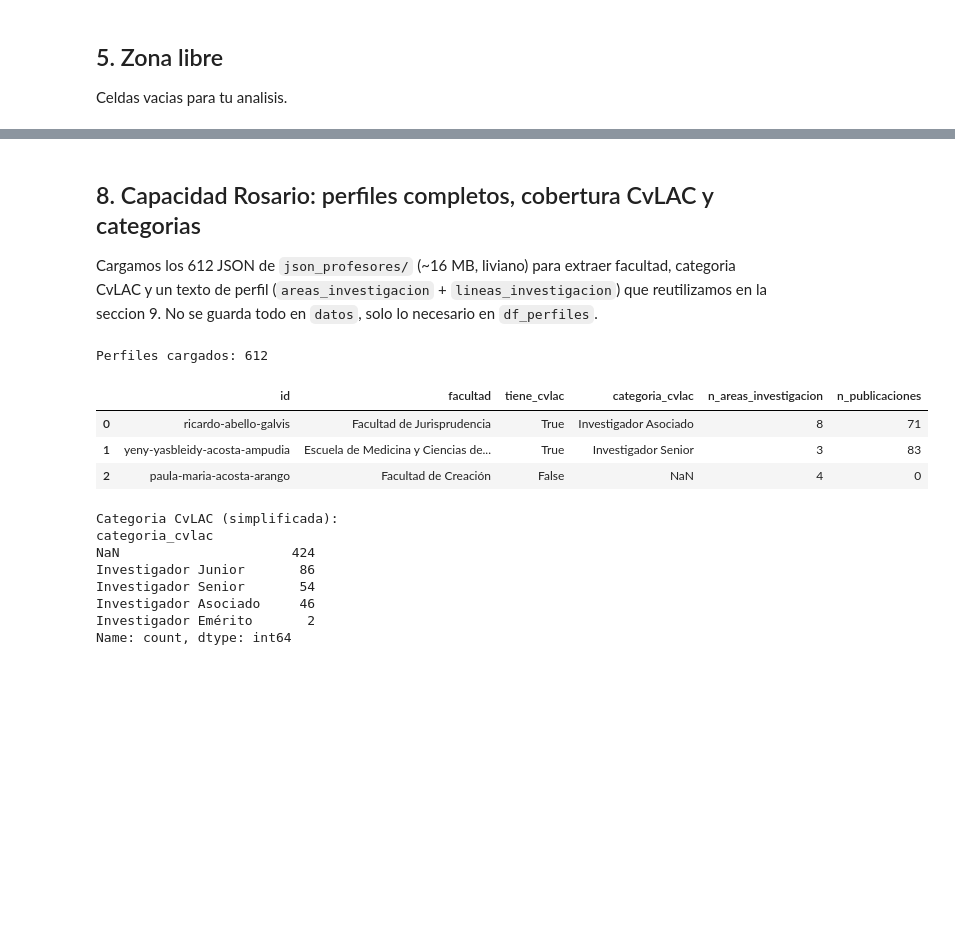
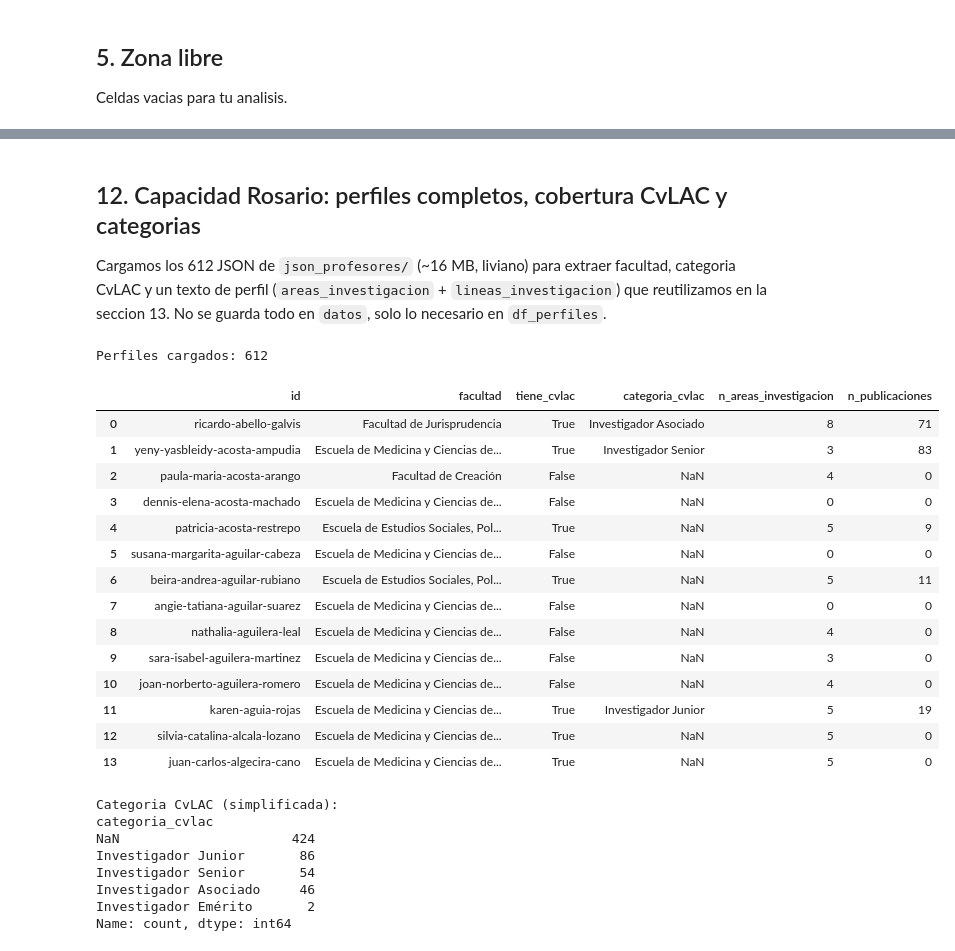
Before and after one commit to WhiterBy1/convocaur, a Jupyter notebook: laboratorio/andres/exploracion.ipynb, the cells around one changed output, grey strips where cells are left out. Saved outputs shown, nothing was run; the diff lists cells and outputs as text; code cells hidden in the pictures; blank space fills up the shorter version.

```diff
--- a/laboratorio/andres/exploracion.ipynb
+++ b/laboratorio/andres/exploracion.ipynb
@@ -192,8 +442,9 @@ Une lo tipado (`nlp_por_convocatoria`) con el veredicto de elegibilidad (`elegib
 # %%
 filas_comparativo = []
-for conv_id, info in nlp.items():
+for conv_id in elegibilidad:
+    info = nlp.get(conv_id, {})
     fin = info.get("financiacion") or {}
-    veredicto = elegibilidad.get(conv_id, {}).get("veredicto_final", {})
+    veredicto = elegibilidad[conv_id].get("veredicto_final", {})
     filas_comparativo.append({
         "convocatoria": conv_id,
         "alianza_obligatoria": info.get("alianza_obligatoria"),
@@ -208,6 +459,7 @@ for conv_id, info in nlp.items():
     })
 
 df_comparativo = pd.DataFrame(filas_comparativo).sort_values("convocatoria").reset_index(drop=True)
-guardar_salida(PERSONA, "comparativo_nlp_elegibilidad_piloto.csv", df_comparativo)
+guardar_salida(PERSONA, "comparativo_nlp_elegibilidad.csv", df_comparativo)
+print(f"{len(df_comparativo)} de {len(nlp)} convocatorias con NLP tienen elegibilidad calculada.")
 df_comparativo
 # %% [output]
@@ -217,0 +475,16 @@ df_comparativo
+# %%
+tipo_requisito_counter = Counter()
+severidad_counter = Counter()
+for info in nlp.values():
+    for r in info.get("requisitos") or []:
+        tipo_requisito_counter[r.get("tipo") or "sin_tipo"] += 1
+        severidad_counter[r.get("severidad") or "sin_dato"] += 1
+
+df_tipo_requisito = pd.DataFrame(tipo_requisito_counter.most_common(), columns=["tipo", "n_requisitos"])
+guardar_salida(PERSONA, "requisitos_por_tipo.csv", df_tipo_requisito)
+
+print("Requisitos por tipo (todas las convocatorias NLP):")
+print(df_tipo_requisito.to_string(index=False))
+print()
+print("Requisitos por severidad:")
+print(pd.Series(severidad_counter).sort_values(ascending=False))
@@ -218,7 +594,7 @@ df_comparativo
 # %% [markdown]
-## 8. Capacidad Rosario: perfiles completos, cobertura CvLAC y categorias
+## 12. Capacidad Rosario: perfiles completos, cobertura CvLAC y categorias
 
-Cargamos los 612 JSON de `json_profesores/` (~16 MB, liviano) para extraer facultad, categoria CvLAC y un texto de perfil (`areas_investigacion` + `lineas_investigacion`) que reutilizamos en la seccion 9. No se guarda todo en `datos`, solo lo necesario en `df_perfiles`.
+Cargamos los 612 JSON de `json_profesores/` (~16 MB, liviano) para extraer facultad, categoria CvLAC y un texto de perfil (`areas_investigacion` + `lineas_investigacion`) que reutilizamos en la seccion 13. No se guarda todo en `datos`, solo lo necesario en `df_perfiles`.
 # %%
 STOPWORDS_ES = {
     "para", "con", "del", "los", "las", "que", "como", "entre", "sobre",
@@ -236,34 +612,45 @@ def categoria_simple(categoria: str | None) -> str | None:
 
 registros_perfiles = []
 for _, fila in docentes.iterrows():
     try:
         perfil = cargar_profesor(fila["id"])
     except FileNotFoundError:
         continue
     cv = perfil.get("cvlac")
     texto = " ".join(perfil.get("areas_investigacion") or [])
     if cv:
         texto += " " + " ".join(cv.get("lineas_investigacion") or [])
     registros_perfiles.append({
         "id": fila["id"],
         "facultad": fila["facultad"],
         "tiene_cvlac": cv is not None,
         "categoria_cvlac": categoria_simple(((cv or {}).get("datos_generales") or {}).get("Categoría")),
         "n_areas_investigacion": len(perfil.get("areas_investigacion") or []),
         "n_publicaciones": perfil.get("total_publicaciones") or 0,
         "texto_perfil": texto,
     })
 
 df_perfiles = pd.DataFrame(registros_perfiles)
 df_perfiles["tokens_perfil"] = df_perfiles["texto_perfil"].apply(tokenizar)
 print(f"Perfiles cargados: {len(df_perfiles)}")
-df_perfiles.drop(columns=["texto_perfil", "tokens_perfil"]).head(3)
+df_perfiles.drop(columns=["texto_perfil", "tokens_perfil"]).head(14)
 # %% [output]
 Perfiles cargados: 612
 |  | id | facultad | tiene_cvlac | categoria_cvlac | n_areas_investigacion | n_publicaciones |
 | 0 | ricardo-abello-galvis | Facultad de Jurisprudencia | True | Investigador Asociado | 8 | 71 |
 | 1 | yeny-yasbleidy-acosta-ampudia | Escuela de Medicina y Ciencias de... | True | Investigador Senior | 3 | 83 |
 | 2 | paula-maria-acosta-arango | Facultad de Creación | False | NaN | 4 | 0 |
+| 3 | dennis-elena-acosta-machado | Escuela de Medicina y Ciencias de... | False | NaN | 0 | 0 |
+| 4 | patricia-acosta-restrepo | Escuela de Estudios Sociales, Pol... | True | NaN | 5 | 9 |
+| 5 | susana-margarita-aguilar-cabeza | Escuela de Medicina y Ciencias de... | False | NaN | 0 | 0 |
+| 6 | beira-andrea-aguilar-rubiano | Escuela de Estudios Sociales, Pol... | True | NaN | 5 | 11 |
+| 7 | angie-tatiana-aguilar-suarez | Escuela de Medicina y Ciencias de... | False | NaN | 0 | 0 |
+| 8 | nathalia-aguilera-leal | Escuela de Medicina y Ciencias de... | False | NaN | 4 | 0 |
+| 9 | sara-isabel-aguilera-martinez | Escuela de Medicina y Ciencias de... | False | NaN | 3 | 0 |
+| 10 | joan-norberto-aguilera-romero | Escuela de Medicina y Ciencias de... | False | NaN | 4 | 0 |
+| 11 | karen-aguia-rojas | Escuela de Medicina y Ciencias de... | True | Investigador Junior | 5 | 19 |
+| 12 | silvia-catalina-alcala-lozano | Escuela de Medicina y Ciencias de... | True | NaN | 5 | 0 |
+| 13 | juan-carlos-algecira-cano | Escuela de Medicina y Ciencias de... | True | NaN | 5 | 0 |
 # %%
 print("Categoria CvLAC (simplificada):")
 print(df_perfiles["categoria_cvlac"].value_counts(dropna=False))
```
Also changed, not shown: parts of 31 cells of this notebook, 9 other files.
